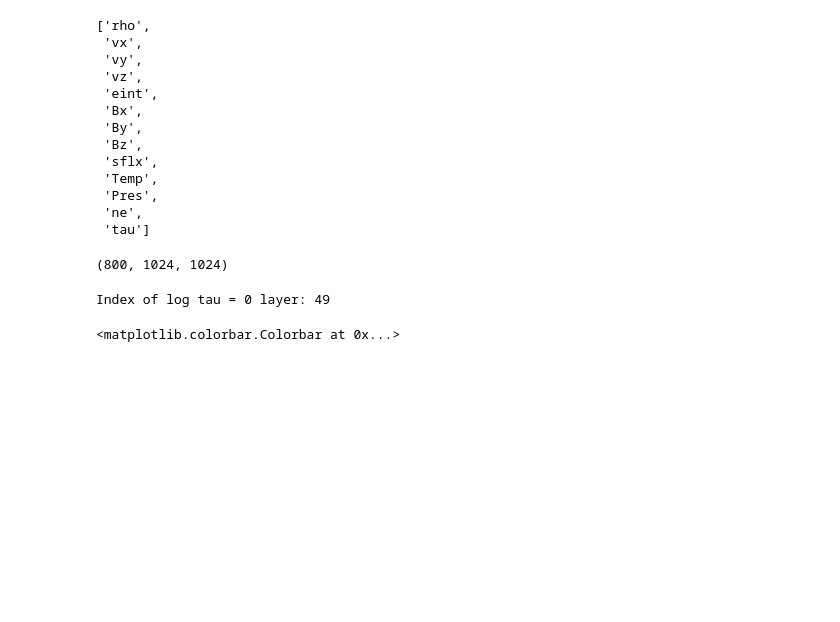
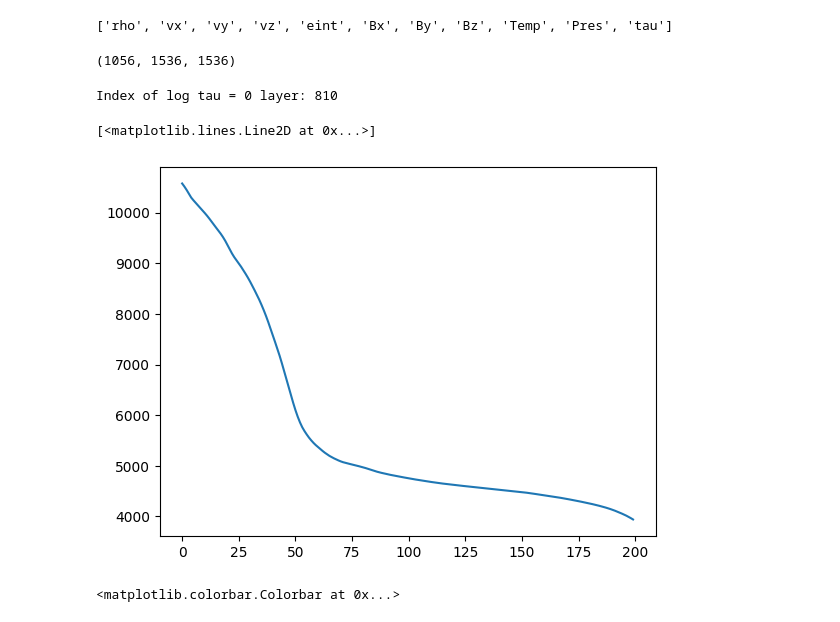
Before and after one commit to ivanzmilic/snapy, a Jupyter notebook: muram_3D_visualization.ipynb, the cells around one changed output. Cells and saved outputs as stored; diff of their text form; code cells hidden in the pictures; blank space fills up the shorter version.

```diff
--- a/muram_3D_visualization.ipynb
+++ b/muram_3D_visualization.ipynb
@@ -30,24 +34,16 @@ path3D = pathsource
+# %%
+#For the high-res 400G plage use
+pathsource = '/dat/milic/MURaM_400G_plage_pore/'
+path3D = pathsource+'3D/'
 # %%
 # IF you used the first one, it's FULL snaps - so use MuramSnap
-snap_number = 399000
+snap_number = 0
 cube = mio.MuramSnap(path3D, snap_number)
 # But for the other one, they are so called SUBSNAPS - so you use MuramSubSnap
 #cube = mio.MuramSubSnap(path3D, snap_number)
 cube.available
 # %% [output]
-['rho',
- 'vx',
- 'vy',
- 'vz',
- 'eint',
- 'Bx',
- 'By',
- 'Bz',
- 'sflx',
- 'Temp',
- 'Pres',
- 'ne',
- 'tau']
+['rho', 'vx', 'vy', 'vz', 'eint', 'Bx', 'By', 'Bz', 'Temp', 'Pres', 'tau']
 # %%
 cube.Temp.shape
 # This means NZ, NX, NY - so the axis are transposed
@@ -57,14 +53,21 @@ cube.Temp.shape
 # So Bx in the cube is Bz in the real life, etc.
 # And same for V_x
 # %% [output]
-(800, 1024, 1024)
+(1056, 1536, 1536)
 # %%
 # The easiest way to look for log tau = 0 layer is:
 tau_mean = np.mean(cube.tau, axis=(1,2))
 tau_zero_index = np.argmin(np.abs(tau_mean - 1))
 print(f"Index of log tau = 0 layer: {tau_zero_index}")
 # %% [output]
-Index of log tau = 0 layer: 49
+Index of log tau = 0 layer: 810
+# %%
+Tmean = np.mean(cube.Temp, axis=(1,2))
+# %%
+plt.plot(Tmean[760:960])
+# %% [output]
+[<matplotlib.lines.Line2D at 0x...>]
+[figure, added]
 # %%
 plt.figure(figsize=(14,5))
 plt.subplot(1,2,1)
```
Also changed, not shown: parts of 2 cells of this notebook, 4 other files.
